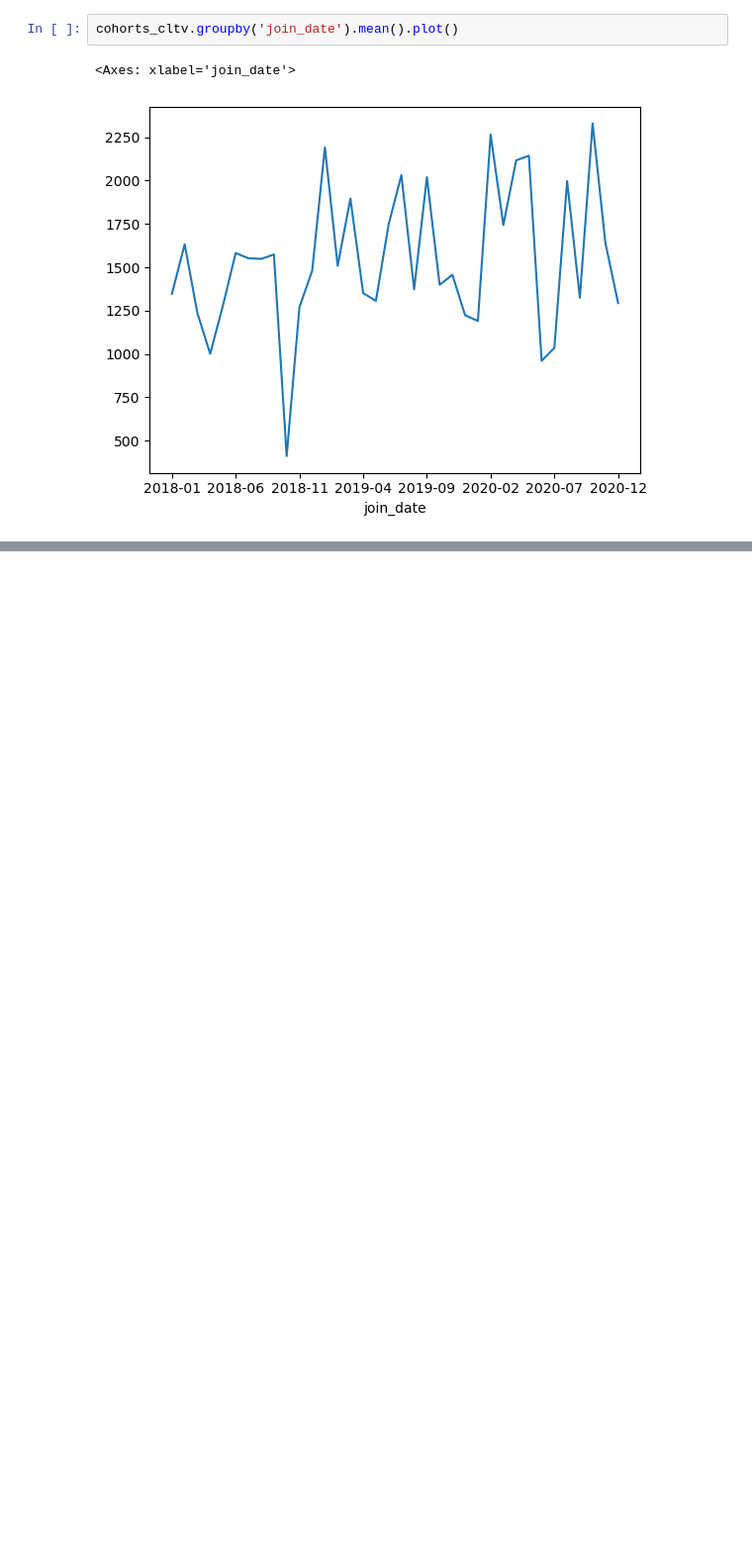
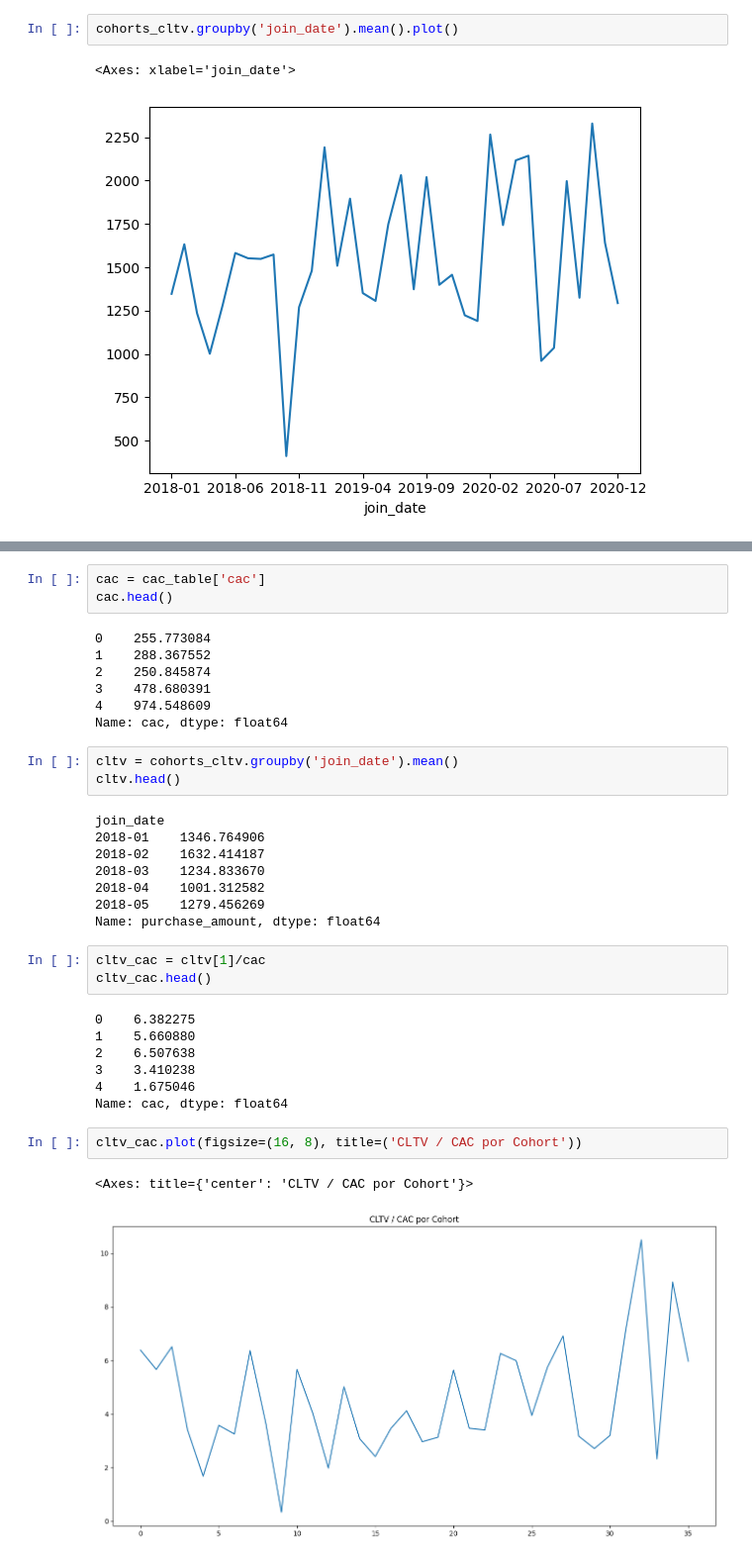
Before and after one commit to luisejdm/Analisis_de_datos_financieros_y_de_diseno_de_indicadores, a Jupyter notebook: Clases/clase04/clase04-unit-economics-cohort.ipynb, the cells around one changed output, grey strips where cells are left out. Shown: that part at 99% size. Drawn from its saved outputs; the diff is of its cells as text; blank space fills up the shorter version.

```diff
--- a/Clases/clase04/clase04-unit-economics-cohort.ipynb
+++ b/Clases/clase04/clase04-unit-economics-cohort.ipynb
@@ -295,0 +310,36 @@ cohorts_cltv.groupby('join_date').mean().plot()
+# %%
+cac = cac_table['cac']
+cac.head()
+# %% [output]
+0    255.773084
+1    288.367552
+2    250.845874
+3    478.680391
+4    974.548609
+Name: cac, dtype: float64
+# %%
+cltv = cohorts_cltv.groupby('join_date').mean()
+cltv.head()
+# %% [output]
+join_date
+2018-01    1346.764906
+2018-02    1632.414187
+2018-03    1234.833670
+2018-04    1001.312582
+2018-05    1279.456269
+Name: purchase_amount, dtype: float64
+# %%
+cltv_cac = cltv[1]/cac
+cltv_cac.head()
+# %% [output]
+0    6.382275
+1    5.660880
+2    6.507638
+3    3.410238
+4    1.675046
+Name: cac, dtype: float64
+# %%
+cltv_cac.plot(figsize=(16, 8), title=('CLTV / CAC por Cohort'))
+# %% [output]
+<Axes: title={'center': 'CLTV / CAC por Cohort'}>
+[figure, added]
```
Also changed, not shown: parts of 3 cells of this notebook.
